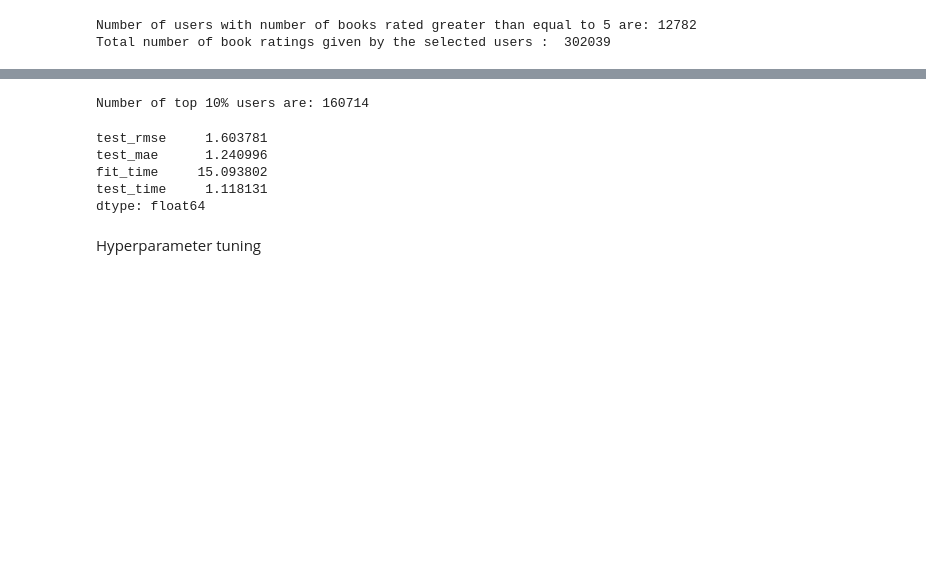
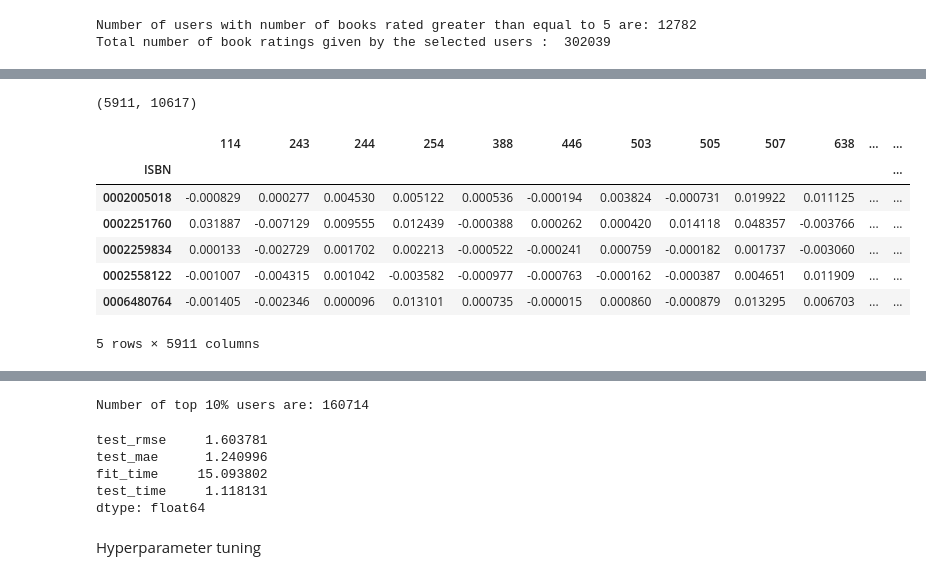
Before and after one commit to RadhikaRM/Bookrecommendersystem, a Jupyter notebook: Book_Recommender_System.ipynb, the cells around one changed output, grey strips where cells are left out. Drawn from its saved outputs; the diff is of its cells as text; code cells hidden in the pictures; blank space fills up the shorter version.

```diff
--- a/Book_Recommender_System.ipynb
+++ b/Book_Recommender_System.ipynb
@@ -986,0 +1138,3 @@ print('# of interactions from users with at least 10 interactions: %d' % len(int
+# %%
+user_ids = list(users_books_pivot_matrix_df.index)
+user_ids[:10]
@@ -986,0 +1185,17 @@ print('# of interactions from users with at least 10 interactions: %d' % len(int
+# %%
+all_user_predicted_ratings.shape
+# %% [output]
+(5911, 10617)
+# %%
+#Converting the reconstructed matrix back to a Pandas dataframe
+cf_preds_df = pd.DataFrame(all_user_predicted_ratings, columns = users_books_pivot_matrix_df.columns, index=user_ids).transpose()
+cf_preds_df.head()
+# %% [output]
+|  | 114 | 243 | 244 | 254 | 388 | 446 | 503 | 505 | 507 | 638 | ... | ... |
+| ISBN |  |  |  |  |  |  |  |  |  |  |  | ... |
+| 0002005018 | -0.000829 | 0.000277 | 0.004530 | 0.005122 | 0.000536 | -0.000194 | 0.003824 | -0.000731 | 0.019922 | 0.011125 | ... | ... |
+| 0002251760 | 0.031887 | -0.007129 | 0.009555 | 0.012439 | -0.000388 | 0.000262 | 0.000420 | 0.014118 | 0.048357 | -0.003766 | ... | ... |
+| 0002259834 | 0.000133 | -0.002729 | 0.001702 | 0.002213 | -0.000522 | -0.000241 | 0.000759 | -0.000182 | 0.001737 | -0.003060 | ... | ... |
+| 0002558122 | -0.001007 | -0.004315 | 0.001042 | -0.003582 | -0.000977 | -0.000763 | -0.000162 | -0.000387 | 0.004651 | 0.011909 | ... | ... |
+| 0006480764 | -0.001405 | -0.002346 | 0.000096 | 0.013101 | 0.000735 | -0.000015 | 0.000860 | -0.000879 | 0.013295 | 0.006703 | ... | ... |
+5 rows × 5911 columns
```
Also changed, not shown: parts of 42 cells of this notebook.
